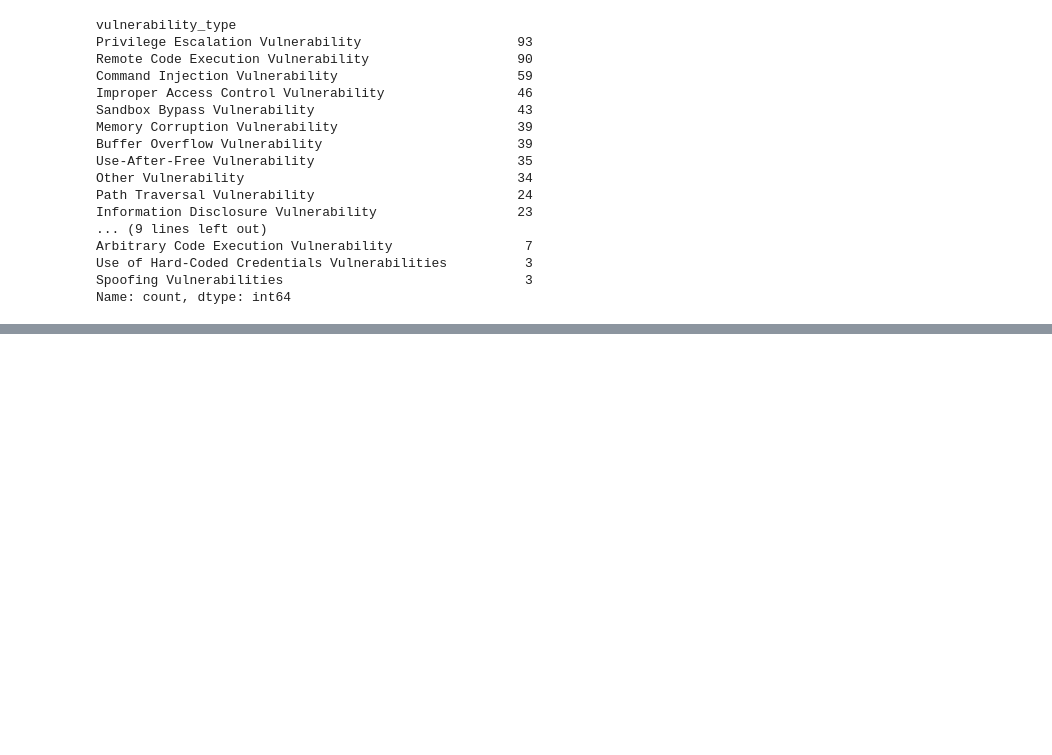
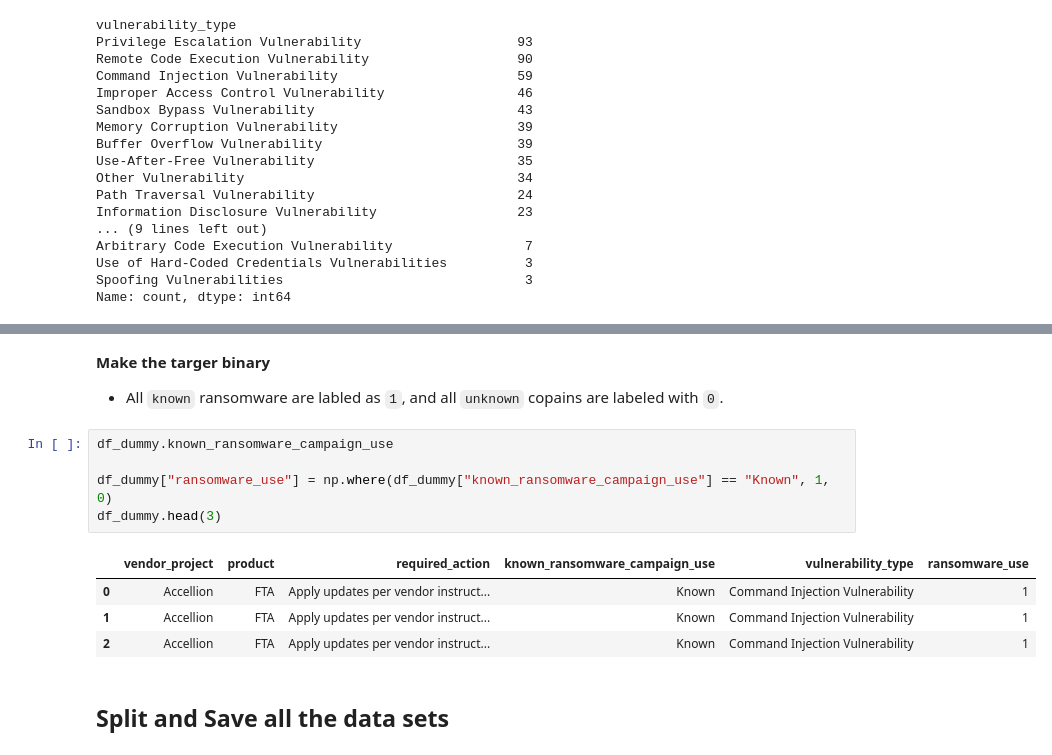
Before and after one commit to MigashaneVictoire/kev, a Jupyter notebook: wrangle.ipynb, the cells around one changed output, grey strips where cells are left out. Saved outputs shown, nothing was run; the diff lists cells and outputs as text; blank space fills up the shorter version.

```diff
--- a/wrangle.ipynb
+++ b/wrangle.ipynb
@@ -383,3 +503,19 @@ feature_eng_vul_names(df)
+# %% [markdown]
+**Make the targer binary**
+
+* All `known` ransomware are labled as `1`, and all `unknown` copains are labeled with `0`.
+# %%
+df_dummy.known_ransomware_campaign_use
+
+df_dummy["ransomware_use"] = np.where(df_dummy["known_ransomware_campaign_use"] == "Known", 1, 0)
+df_dummy.head(3)
+# %% [output]
+|  | vendor_project | product | required_action | known_ransomware_campaign_use | vulnerability_type | ransomware_use |
+| 0 | Accellion | FTA | Apply updates per vendor instruct... | Known | Command Injection Vulnerability | 1 |
+| 1 | Accellion | FTA | Apply updates per vendor instruct... | Known | Command Injection Vulnerability | 1 |
+| 2 | Accellion | FTA | Apply updates per vendor instruct... | Known | Command Injection Vulnerability | 1 |
+# %% [markdown]
+## Split and Save all the data sets
 # %%
 # Split the data into 3 sets
 train, validate, test = wrangle_.split_data_(df=df,
```
Also changed, not shown: parts of 14 cells of this notebook.
